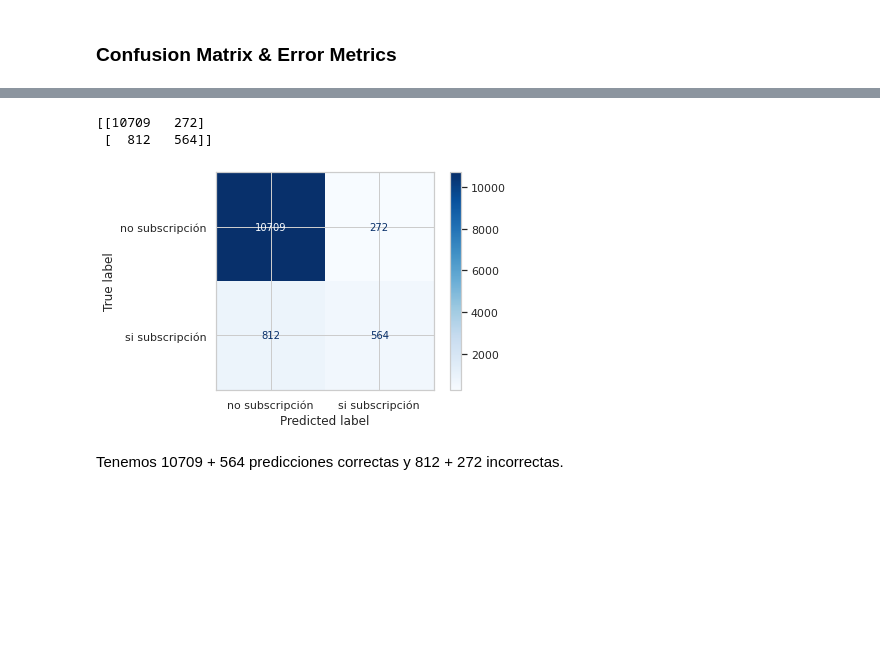
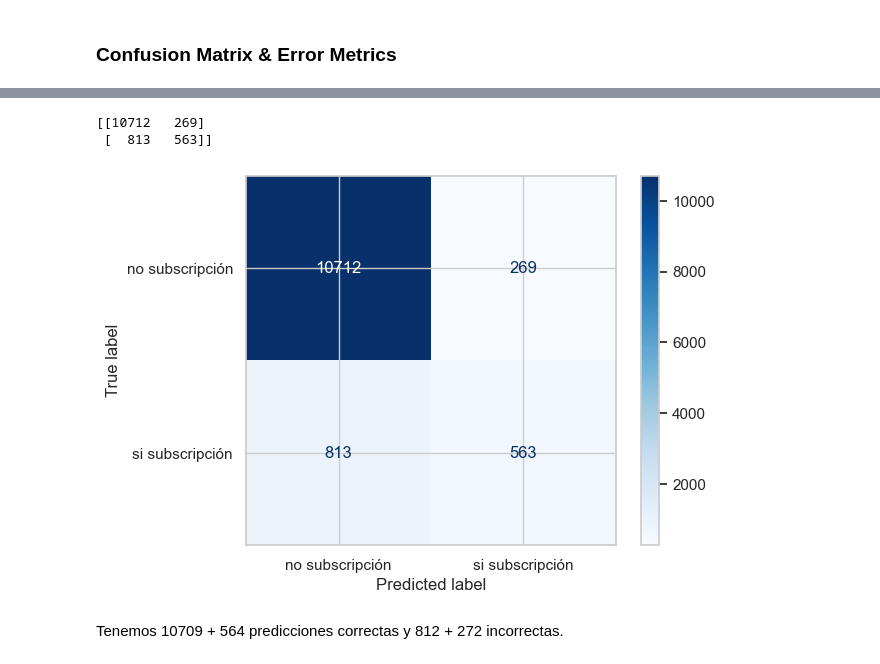
Before and after one commit to Lacanao/machine_learning, a Jupyter notebook: 4_Clasificacion/ejercicios/ejercicios_solucion.ipynb, the cells around one changed output, grey strips where cells are left out. Cells and saved outputs as stored; diff of their text form; code cells hidden in the pictures; blank space fills up the shorter version.

```diff
--- a/4_Clasificacion/ejercicios/ejercicios_solucion.ipynb
+++ b/4_Clasificacion/ejercicios/ejercicios_solucion.ipynb
@@ -265,15 +267,14 @@ print(confusion_matrix)
 # %%
 class_names = ['no subscripción', 'si subscripción']
 
-disp = plot_confusion_matrix(logreg, X_test, y_test,
-                              display_labels=class_names,
-                              cmap=plt.cm.Blues)
 
-print(disp.confusion_matrix)
+Display = ConfusionMatrixDisplay(confusion_matrix=confusion_matrix, display_labels=class_names)
+Display.plot(cmap=plt.cm.Blues)
+print(Display.confusion_matrix)
 # %% [output]
-[[10709   272]
- [  812   564]]
+[[10712   269]
+ [  813   563]]
-[figure, old version]
+[figure, new version]
 # %% [markdown]
 Tenemos 10709 + 564 predicciones correctas y 812 + 272 incorrectas.
 # %%
```
Also changed, not shown: parts of 18 cells of this notebook.
